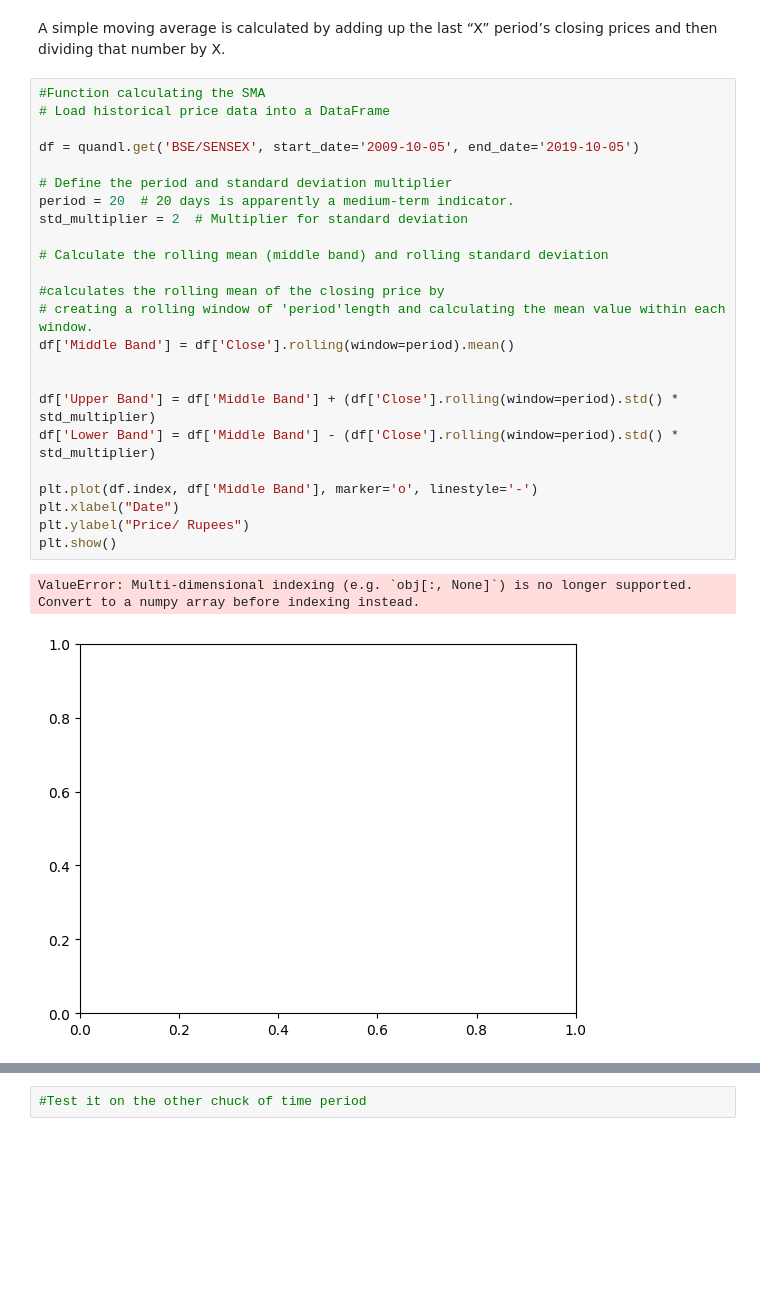
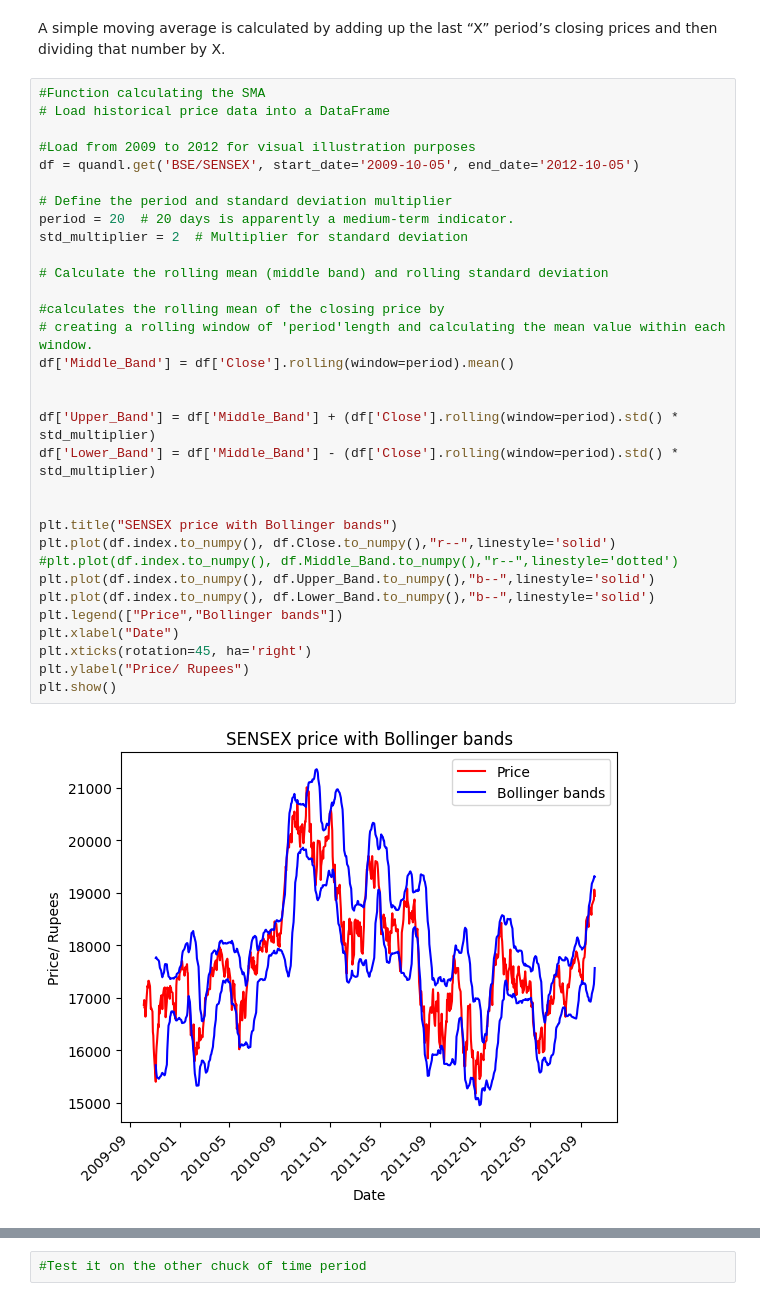
Before and after one commit to FisrtGitHubAccount/Bollinger_Band_Backtesting, a Jupyter notebook: strategy_backtesting.ipynb, the cells around one changed output, grey strips where cells are left out. Drawn from its saved outputs; the diff is of its cells as text; blank space fills up the shorter version.

Commit message:
SENSEX illustrated

```diff
--- a/strategy_backtesting.ipynb
+++ b/strategy_backtesting.ipynb
@@ -63,30 +63,37 @@ A simple moving average is calculated by adding up the last “X” period’s c
 # %%
 #Function calculating the SMA
 # Load historical price data into a DataFrame
 
-df = quandl.get('BSE/SENSEX', start_date='2009-10-05', end_date='2019-10-05')
+#Load from 2009 to 2012 for visual illustration purposes
+df = quandl.get('BSE/SENSEX', start_date='2009-10-05', end_date='2012-10-05')
 
 # Define the period and standard deviation multiplier
 period = 20  # 20 days is apparently a medium-term indicator.
 std_multiplier = 2  # Multiplier for standard deviation
 
 # Calculate the rolling mean (middle band) and rolling standard deviation
 
 #calculates the rolling mean of the closing price by
 # creating a rolling window of 'period'length and calculating the mean value within each window.
-df['Middle Band'] = df['Close'].rolling(window=period).mean()
+df['Middle_Band'] = df['Close'].rolling(window=period).mean()
 
 
-df['Upper Band'] = df['Middle Band'] + (df['Close'].rolling(window=period).std() * std_multiplier)
-df['Lower Band'] = df['Middle Band'] - (df['Close'].rolling(window=period).std() * std_multiplier)
+df['Upper_Band'] = df['Middle_Band'] + (df['Close'].rolling(window=period).std() * std_multiplier)
+df['Lower_Band'] = df['Middle_Band'] - (df['Close'].rolling(window=period).std() * std_multiplier)
 
-plt.plot(df.index, df['Middle Band'], marker='o', linestyle='-')
+
+plt.title("SENSEX price with Bollinger bands")
+plt.plot(df.index.to_numpy(), df.Close.to_numpy(),"r--",linestyle='solid')
+#plt.plot(df.index.to_numpy(), df.Middle_Band.to_numpy(),"r--",linestyle='dotted')
+plt.plot(df.index.to_numpy(), df.Upper_Band.to_numpy(),"b--",linestyle='solid')
+plt.plot(df.index.to_numpy(), df.Lower_Band.to_numpy(),"b--",linestyle='solid')
+plt.legend(["Price","Bollinger bands"])
 plt.xlabel("Date")
+plt.xticks(rotation=45, ha='right')
 plt.ylabel("Price/ Rupees")
 plt.show()
 # %% [output]
-ValueError: Multi-dimensional indexing (e.g. `obj[:, None]`) is no longer supported. Convert to a numpy array before indexing instead.
-[figure, old version]
+[figure, new version]
 # %%
 # Generate buy and sell signals
 df['Signal'] = 0  # Initialize signal column
```
Also changed, not shown: parts of 2 cells of this notebook.
